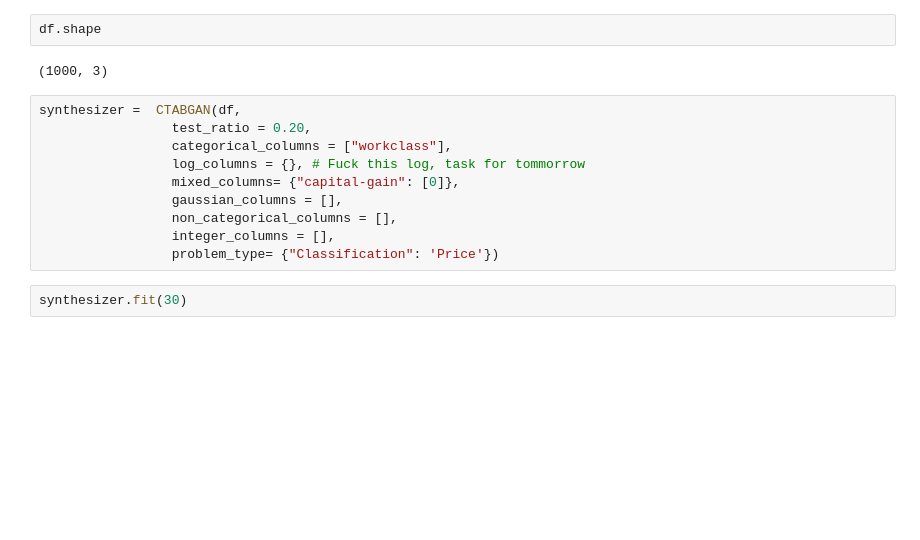
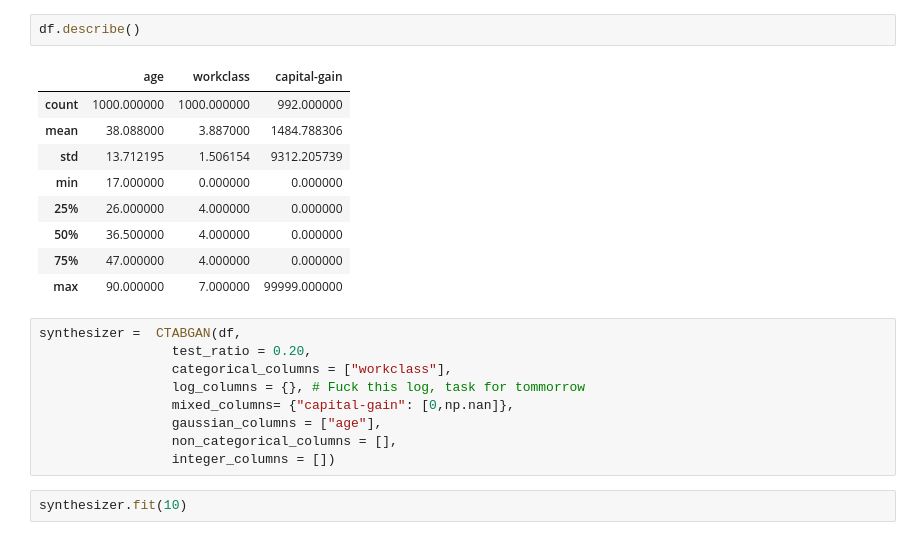
Before and after one commit to Kem0sabe/CTAB_GAN_EXPANDED, a Jupyter notebook: adult.ipynb, the cells around one changed output. Cells and saved outputs as stored; diff of their text form; blank space fills up the shorter version.

```diff
--- a/adult.ipynb
+++ b/adult.ipynb
@@ -23,19 +30,26 @@ df.head(10)
 # %%
-df.shape
+df.describe()
 # %% [output]
-(1000, 3)
+|  | age | workclass | capital-gain |
+| count | 1000.000000 | 1000.000000 | 992.000000 |
+| mean | 38.088000 | 3.887000 | 1484.788306 |
+| std | 13.712195 | 1.506154 | 9312.205739 |
+| min | 17.000000 | 0.000000 | 0.000000 |
+| 25% | 26.000000 | 4.000000 | 0.000000 |
+| 50% | 36.500000 | 4.000000 | 0.000000 |
+| 75% | 47.000000 | 4.000000 | 0.000000 |
+| max | 90.000000 | 7.000000 | 99999.000000 |
 # %%
 synthesizer =  CTABGAN(df,
                  test_ratio = 0.20,
                  categorical_columns = ["workclass"],
                  log_columns = {}, # Fuck this log, task for tommorrow
-                 mixed_columns= {"capital-gain": [0]},
-                 gaussian_columns = [],
+                 mixed_columns= {"capital-gain": [0,np.nan]},
+                 gaussian_columns = ["age"],
                  non_categorical_columns = [],
-                 integer_columns = [],
-                 problem_type= {"Classification": 'Price'})
+                 integer_columns = [])
 # %%
-synthesizer.fit(30)
+synthesizer.fit(10)
 # %%
 syn = synthesizer.generate_samples(1000)
 syn.head(20)
```
Also changed, not shown: parts of 3 cells of this notebook, 9 other files.
